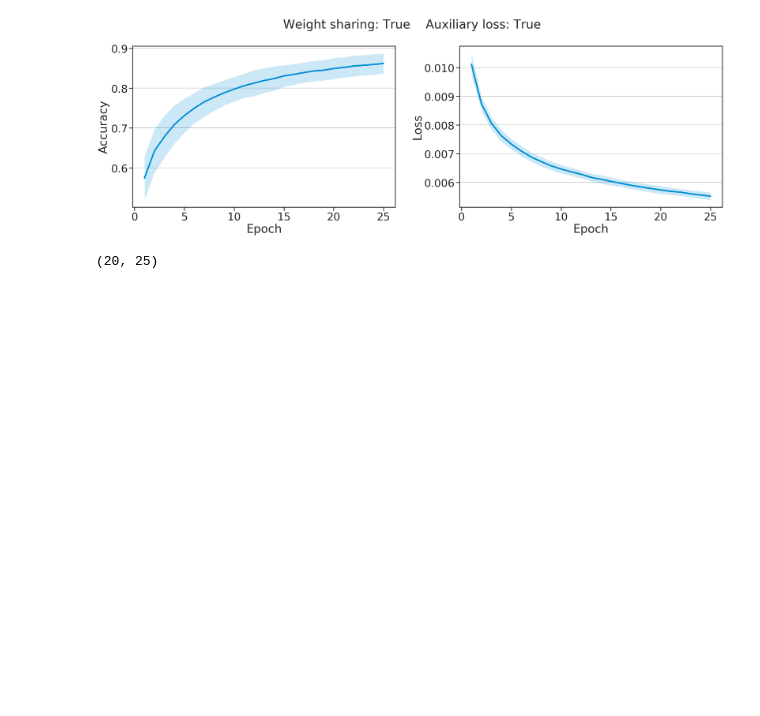
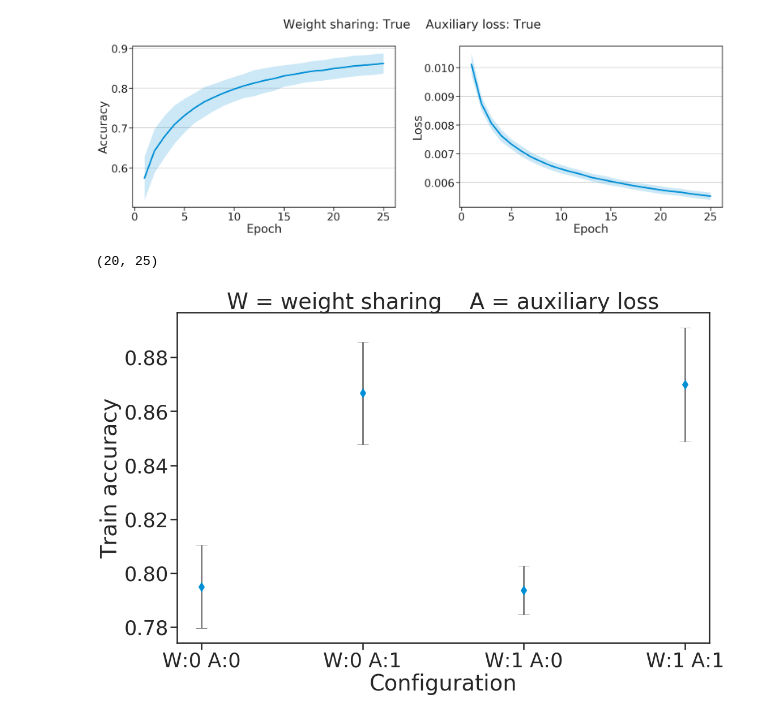
Before and after one commit to ownzonefeng/deep_learning_project, a Jupyter notebook: Proj1/Visualisation.ipynb, the cells around one changed output. Drawn from its saved outputs; the diff is of its cells as text; code cells hidden in the pictures; blank space fills up the shorter version.

Commit message:
Add some plot

```diff
--- a/Proj1/Vis.ipynb
+++ b/Proj1/Visualisation.ipynb
@@ -77,3 +78,6 @@ for idx, (acc, loss) in enumerate(zip(test_accuracy, test_loss)):
 train_time[0].shape
 # %% [output]
 (20, 25)
+# %%
+train_acc_mean = [np.mean(np.max(i, axis=1)) for i in train_accuracy]
+train_acc_err = [np.std(np.max(i, axis=1)) for i in train_accuracy]
@@ -79,0 +90,12 @@ train_time[0].shape
+# %%
+x_name = ['W:0 A:0', 'W:0 A:1', 'W:1 A:0', 'W:1 A:1']
+# %%
+plt.figure(figsize=(15, 10))
+plt.xlabel("Configuration")
+plt.ylabel("Train accuracy")
+plt.title("W = weight sharing    A = auxiliary loss")
+plt.errorbar(x_name, train_acc_mean, yerr=train_acc_err, fmt='d',
+             ecolor='gray', elinewidth=3, capsize=10)
+plt.savefig('train_acc.pdf', bbox_inches='tight', transparent=True)
+# %% [output]
+[figure, added]
```
Also changed, not shown: parts of 5 cells of this notebook, 4 other files.
